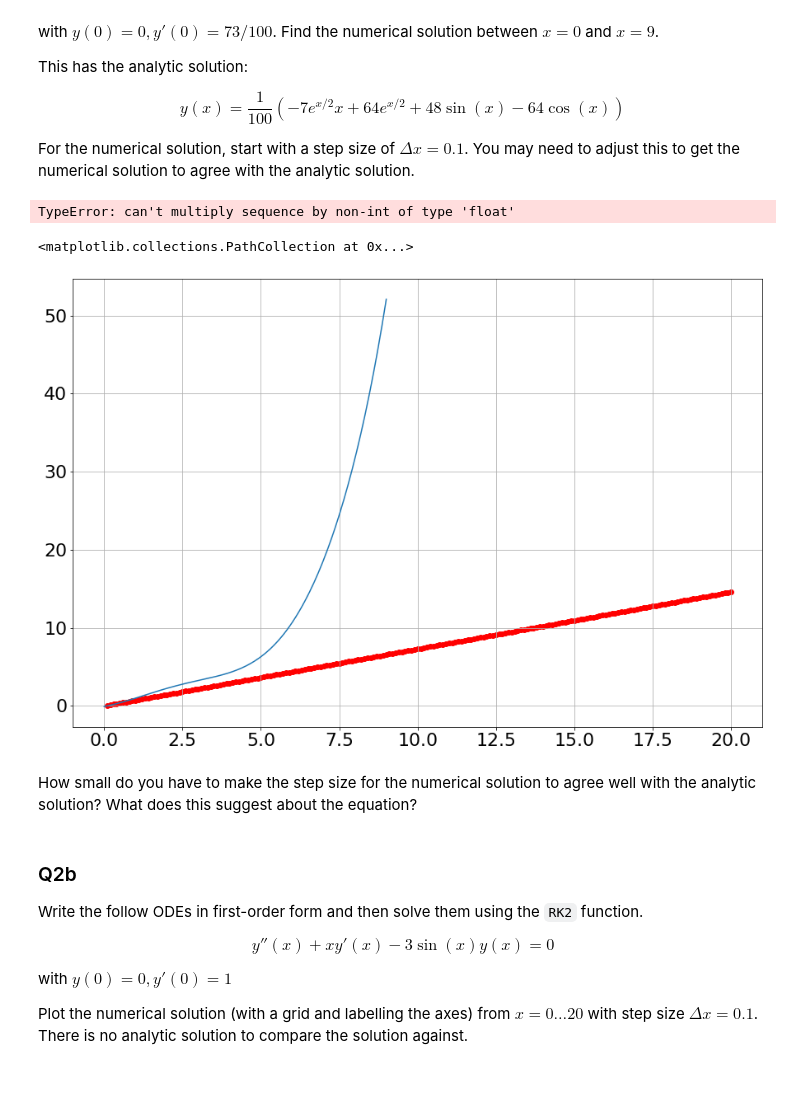
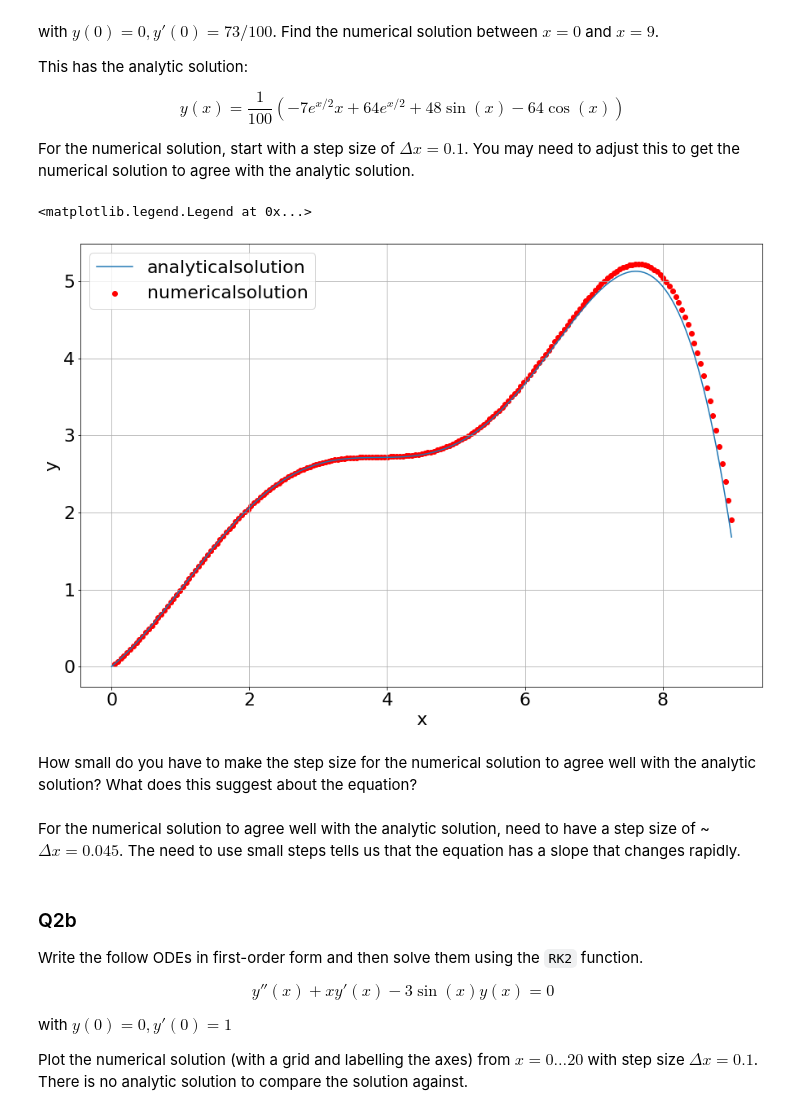
Before and after one commit to Kristian-Mele/ACM20030Assignments, a Jupyter notebook: ACM20030-Assignments-3.ipynb, the cells around one changed output. Saved outputs shown, nothing was run; the diff lists cells and outputs as text; code cells hidden in the pictures; blank space fills up the shorter version.

```diff
--- a/ACM20030-Assignments-3.ipynb
+++ b/ACM20030-Assignments-3.ipynb
@@ -204,25 +204,29 @@ $$
 For the numerical solution, start with a step size of $\Delta x = 0.1$. You may need to adjust this to get the numerical solution to agree with the analytic solution.
 # %%
 def f2(x,y):
-    f0 = y[1]
-    f1 = y[1] - (1/4)*y[0] - np.sin(x)
-    return np.array[y[1]-y[0]]
+    f0=y[1]
+    f1=y[1]-(1/4)*y[0]-np.sin(x)
+    return np.array([f0,f1])
 # %%
-numericalsol = RK2(f, 0.1, 0,[0,(73/100)], 200)
+ans=RK2(f2,0.045,0,[0,73/100],200)
-# %% [output]
-TypeError: can't multiply sequence by non-int of type 'float'
 # %%
-x = np.linspace(0, 9, 200)
-y = (1/100)*(-7*np.exp(x/2)+64*np.exp(x/2)+48*np.sin(x)-64*np.cos(x))
+x=np.linspace(0,9,200)
+y=(1/100)*(-7*np.exp(x/2)*x+64*np.exp(x/2)+48*np.sin(x)-64*np.cos(x))
 
-plt.plot(x,y)
+plt.plot(x,y,label="analyticalsolution")
 plt.grid(True)
-plt.scatter(numericalsol[:, 0], numericalsol[:, 1], color = 'r')
+plt.scatter(ans[:,0], ans[:,1], color = 'r',label="numericalsolution")
+plt.xlabel("x")
+plt.ylabel("y")
+plt.legend()
 # %% [output]
-<matplotlib.collections.PathCollection at 0x...>
+<matplotlib.legend.Legend at 0x...>
-[figure, old version]
+[figure, new version]
 # %% [markdown]
 How small do you have to make the step size for the numerical solution to agree well with the analytic solution? What does this suggest about the equation?
+# %% [markdown]
+For the numerical solution to agree well with the analytic solution, need to have a step size of ~ $\Delta x=0.045$.
+The need to use small steps tells us that the equation has a slope that changes rapidly.
 # %% [markdown]
 ### Q2b
 
```
Also changed, not shown: parts of 4 cells of this notebook.
